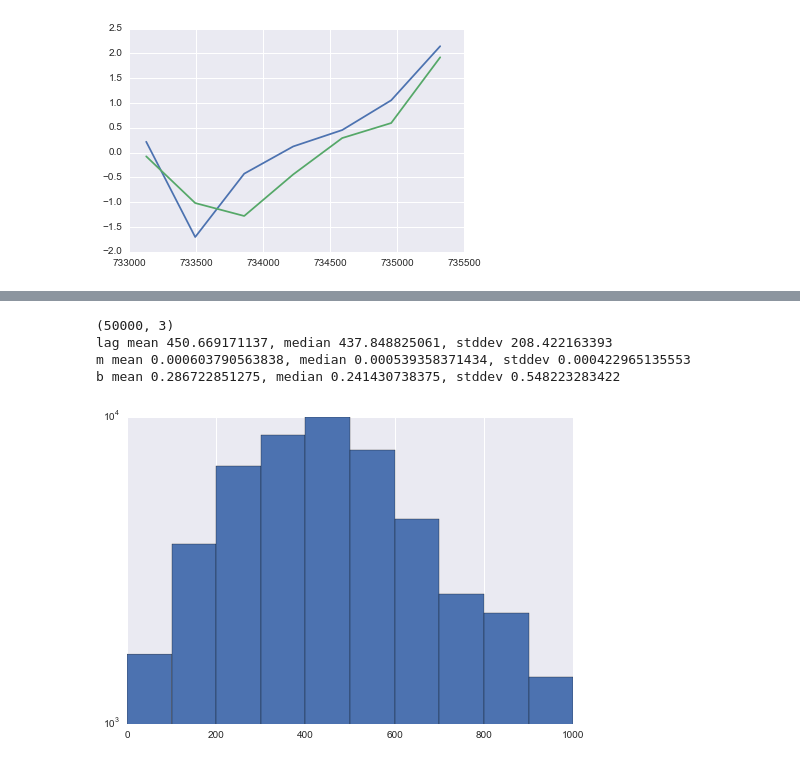
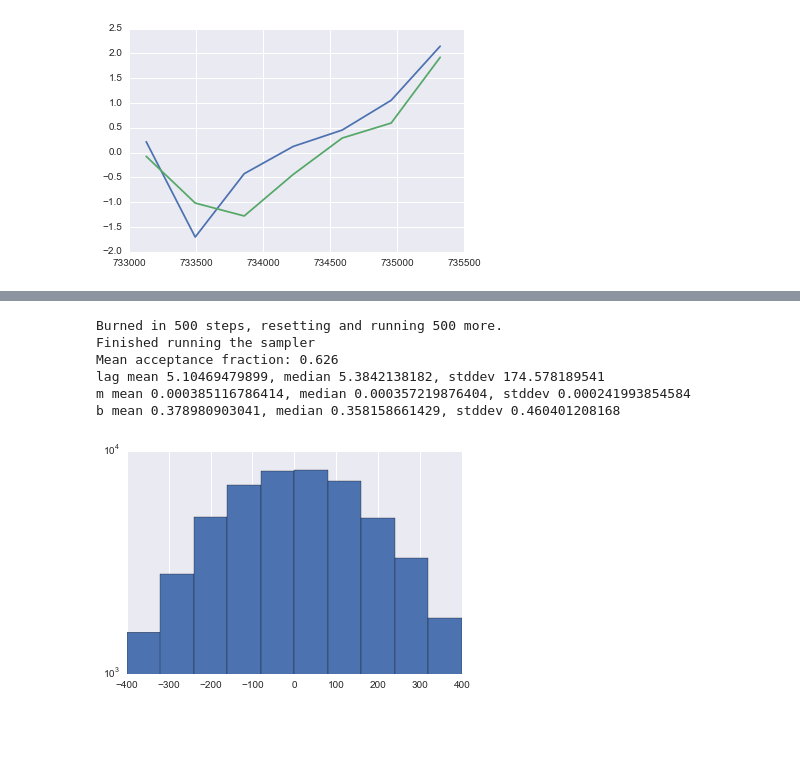
Before and after one commit to ahbauer/insight, a Jupyter notebook: notebooks/H1B.ipynb, the cells around one changed output, grey strips where cells are left out. Cells and saved outputs as stored; diff of their text form; code cells hidden in the pictures; blank space fills up the shorter version.

```diff
--- a/notebooks/H1B.ipynb
+++ b/notebooks/H1B.ipynb
@@ -50,0 +61,3 @@ ValueError: Wrong number of items passed 2840952, placement implies 12418
+# %%
+#df.loc[df['n_workers']>400]['n_workers'] = 400
+df.loc[df['n_workers']>400,'n_workers'] = 400
@@ -65,0 +102,2 @@ plt.ylabel('Number of DOL Applications')
+# %%
+df = df.sort_index()
@@ -85,5 +192,6 @@ sp500 = pandas.io.parsers.read_csv('/Users/bauer/insight/teleborder/data/SP500/2
 # %%
 sp500['datetime'] = pandas.to_datetime(sp500['Date'])
 sp500_series = pandas.Series( ((sp500['Open']-sp500['Open'].mean())/sp500['Open'].std()).values, index=sp500['datetime'] )
+sp500_series = sp500_series.sort_index()
 sp500_year = sp500_series.resample('A')
 # %%
@@ -111,0 +220,20 @@ plt.legend(loc=2)
+# %%
+#sentiments_month.plot(label='Sentiment by month')
+fig = plt.figure(figsize=(10,8))
+pandas.rolling_mean(sentiments_month['2004':'2014-09-01'],12).plot(label='Economic Sentiment')
+empl_series['2004':'2014-09-01'].resample('A').plot(label='Employment Rates')
+pandas.rolling_mean(trend_series_tot['2004':'2014-09-01'],12).plot(label='google trends')
+# for term in terms[::-1]:
+#     pandas.rolling_mean(trend_series[term]['2004':'2014-09-01'],12).plot(label='trend:{0}'.format(term))
+#pandas.rolling_mean(sp500_series['2004':'2014-09-01'].resample('M'),12).plot(label='S&P 500')
+sp500_series['2004':'2014-09-01'].resample('M').plot(label='S&P 500')
+#year_series_norm['2004':'2014-09-01'].plot(label='H1B jobs', lw=5)
+year_series_norm = ( (df['n_workers'].resample('A',how='sum')['2004':'2014-09-01']-df['n_workers'].resample('A',how='sum')['2004':'2014-09-01'].mean())/df['n_workers'].resample('A',how='sum')['2004':'2014-09-01'].std() )
+year_series_norm.plot(label='H1B', lw=5)
+norm_mean = df['n_workers'].resample('M',how='sum')['2004':'2014-09-01'].mean()
+norm_std = df['n_workers'].resample('M',how='sum')['2004':'2014-09-01'].std()
+month_series_norm = ( (df['n_workers'].resample('M',how='sum')['2004':'2014-09-01']-norm_mean)/norm_std )
+plt.xlabel('Company Submission Date')
+plt.ylabel('Normalized Rates')
+plt.title('Trends Averaged by Year')
+plt.legend()
@@ -171,17 +306,16 @@ Mean acceptance fraction: 0.616
 # %%
-print samples.shape
-lags = samples[:,0]
-ms = samples[:,1]
-bs = samples[:,2]
+lags, ms, bs = find_lag(sp500_year)
 print 'lag mean {0}, median {1}, stddev {2}'.format(np.mean(lags),np.median(lags),np.std(lags))
 print 'm mean {0}, median {1}, stddev {2}'.format(np.mean(ms),np.median(ms),np.std(ms))
 print 'b mean {0}, median {1}, stddev {2}'.format(np.mean(bs),np.median(bs),np.std(bs))
 plt.hist(lags)
 plt.yscale('log', nonposy='clip')
 # %% [output]
-(50000, 3)
-lag mean 450.669171137, median 437.848825061, stddev 208.422163393
-m mean 0.000603790563838, median 0.000539358371434, stddev 0.000422965135553
-b mean 0.286722851275, median 0.241430738375, stddev 0.548223283422
+Burned in 500 steps, resetting and running 500 more.
+Finished running the sampler
+Mean acceptance fraction: 0.626
+lag mean 5.10469479899, median 5.3842138182, stddev 174.578189541
+m mean 0.000385116786414, median 0.000357219876404, stddev 0.000241993854584
+b mean 0.378980903041, median 0.358158661429, stddev 0.460401208168
-[figure, old version]
+[figure, new version]
 # %%
```
Also changed, not shown: parts of 50 cells of this notebook, 11 other files.
